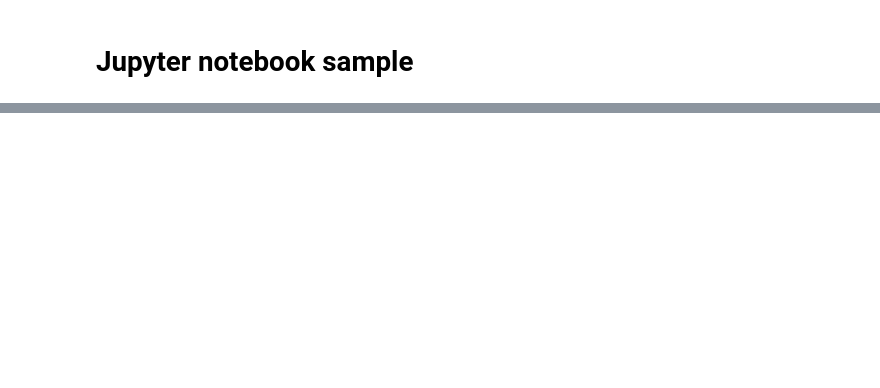
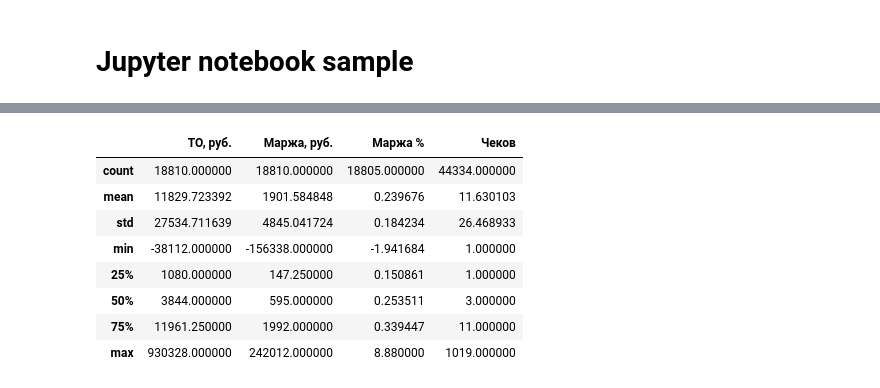
Before and after one commit to dimonpd/work, a Jupyter notebook: simple.ipynb, the cells around one changed output, grey strips where cells are left out. Drawn from its saved outputs; the diff is of its cells as text; code cells hidden in the pictures; blank space fills up the shorter version.

```diff
--- a/simple.ipynb
+++ b/simple.ipynb
@@ -32,3 +32,15 @@ df.head(10)
 | 7 | Регион 7 | 016 ОМСК | ООО "ПАРФЮМ-ЛИДЕР" | -11781.0 | -2061.0 | 0.209931 | 3.0 | all |
 | 8 | Регион 7 | 110 Тюмень Тобольский тракт | ООО "НЕОФИТ" | -10485.0 | 6497.0 | -0.743577 | 21.0 | all |
 | 9 | Регион 7 | 129 Новокузнецк 2 | ОБЩЕСТВО С ОГРАНИЧЕННОЙ ОТВЕТСТВЕ... | -7480.0 | -2095.0 | 0.336096 | 4.0 | all |
+# %%
+df.describe()
+# %% [output]
+|  | ТО, руб. | Маржа, руб. | Маржа % | Чеков |
+| count | 18810.000000 | 18810.000000 | 18805.000000 | 44334.000000 |
+| mean | 11829.723392 | 1901.584848 | 0.239676 | 11.630103 |
+| std | 27534.711639 | 4845.041724 | 0.184234 | 26.468933 |
+| min | -38112.000000 | -156338.000000 | -1.941684 | 1.000000 |
+| 25% | 1080.000000 | 147.250000 | 0.150861 | 1.000000 |
+| 50% | 3844.000000 | 595.000000 | 0.253511 | 3.000000 |
+| 75% | 11961.250000 | 1992.000000 | 0.339447 | 11.000000 |
+| max | 930328.000000 | 242012.000000 | 8.880000 | 1019.000000 |
```
Also changed, not shown: parts of 5 cells of this notebook.
